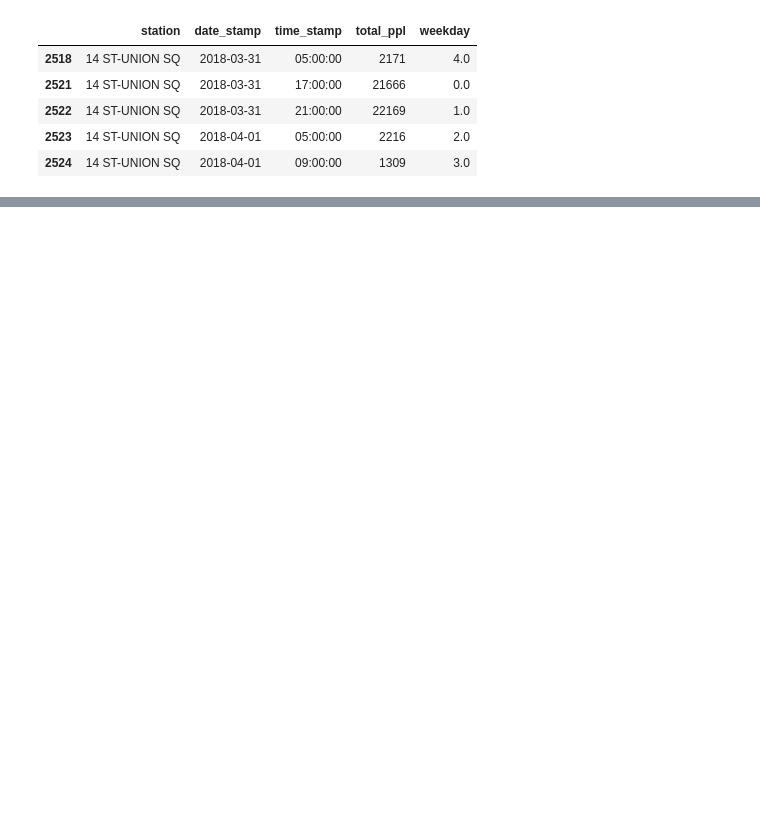
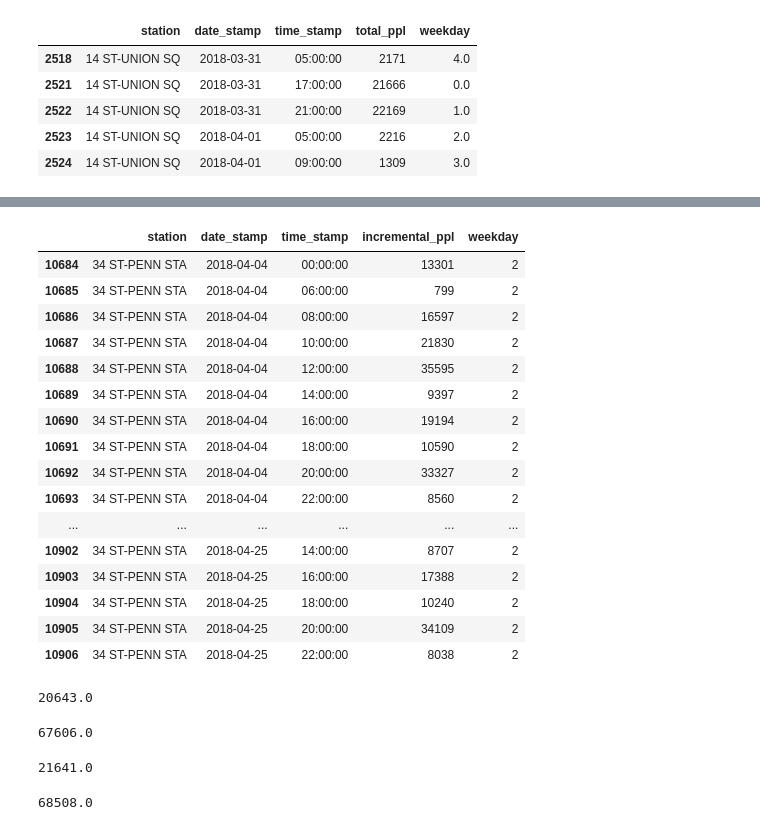
Before and after one commit to konelson/konelson-mta-project, a Jupyter notebook: Target Selection.ipynb, the cells around one changed output, grey strips where cells are left out. Saved outputs shown, nothing was run; the diff lists cells and outputs as text; code cells hidden in the pictures; blank space fills up the shorter version.

```diff
--- a/Target Selection.ipynb
+++ b/Target Selection.ipynb
@@ -468,0 +604,44 @@ plt.xticks(np.arange(5), (labels));
+# %%
+weekly_time_of_day = unit_by_zip.groupby(by = ['station', 'date_stamp','time_stamp'], as_index = False)[['incremental_ppl']].sum()
+# %%
+weekly_time_of_day['weekday'] = pd.to_datetime(weekly_time_of_day['date_stamp']).dt.dayofweek
+# %%
+weekly_time_of_day[weekly_time_of_day.station == '34 ST-PENN STA'][weekly_time_of_day.weekday == 2]
+# %% [output]
+|  | station | date_stamp | time_stamp | incremental_ppl | weekday |
+| 10684 | 34 ST-PENN STA | 2018-04-04 | 00:00:00 | 13301 | 2 |
+| 10685 | 34 ST-PENN STA | 2018-04-04 | 06:00:00 | 799 | 2 |
+| 10686 | 34 ST-PENN STA | 2018-04-04 | 08:00:00 | 16597 | 2 |
+| 10687 | 34 ST-PENN STA | 2018-04-04 | 10:00:00 | 21830 | 2 |
+| 10688 | 34 ST-PENN STA | 2018-04-04 | 12:00:00 | 35595 | 2 |
+| 10689 | 34 ST-PENN STA | 2018-04-04 | 14:00:00 | 9397 | 2 |
+| 10690 | 34 ST-PENN STA | 2018-04-04 | 16:00:00 | 19194 | 2 |
+| 10691 | 34 ST-PENN STA | 2018-04-04 | 18:00:00 | 10590 | 2 |
+| 10692 | 34 ST-PENN STA | 2018-04-04 | 20:00:00 | 33327 | 2 |
+| 10693 | 34 ST-PENN STA | 2018-04-04 | 22:00:00 | 8560 | 2 |
+| ... | ... | ... | ... | ... | ... |
+| 10902 | 34 ST-PENN STA | 2018-04-25 | 14:00:00 | 8707 | 2 |
+| 10903 | 34 ST-PENN STA | 2018-04-25 | 16:00:00 | 17388 | 2 |
+| 10904 | 34 ST-PENN STA | 2018-04-25 | 18:00:00 | 10240 | 2 |
+| 10905 | 34 ST-PENN STA | 2018-04-25 | 20:00:00 | 34109 | 2 |
+| 10906 | 34 ST-PENN STA | 2018-04-25 | 22:00:00 | 8038 | 2 |
+# %%
+#Hourly reach Tuesdays from 4-6pm
+weekly_time_of_day[weekly_time_of_day.station == '34 ST-PENN STA'][(weekly_time_of_day.weekday == 2)][(weekly_time_of_day.time_stamp == '18:00:00')]['incremental_ppl'].sum()/2
+# %% [output]
+20643.0
+# %%
+#Hourly reach Tuesdays from 6-8pm
+weekly_time_of_day[weekly_time_of_day.station == '34 ST-PENN STA'][(weekly_time_of_day.weekday == 2)][(weekly_time_of_day.time_stamp == '20:00:00')]['incremental_ppl'].sum()/2
+# %% [output]
+67606.0
+# %%
+#Hourly reach Wednesday from 4-6pm
+weekly_time_of_day[weekly_time_of_day.station == '34 ST-PENN STA'][(weekly_time_of_day.weekday == 3)][(weekly_time_of_day.time_stamp == '18:00:00')]['incremental_ppl'].sum()/2
+# %% [output]
+21641.0
+# %%
+#Hourly reach Wednesdays from 6-8pm
+weekly_time_of_day[weekly_time_of_day.station == '34 ST-PENN STA'][(weekly_time_of_day.weekday == 3)][(weekly_time_of_day.time_stamp == '20:00:00')]['incremental_ppl'].sum()/2
+# %% [output]
+68508.0
```
Also changed, not shown: parts of 23 cells of this notebook, 1 other file.
